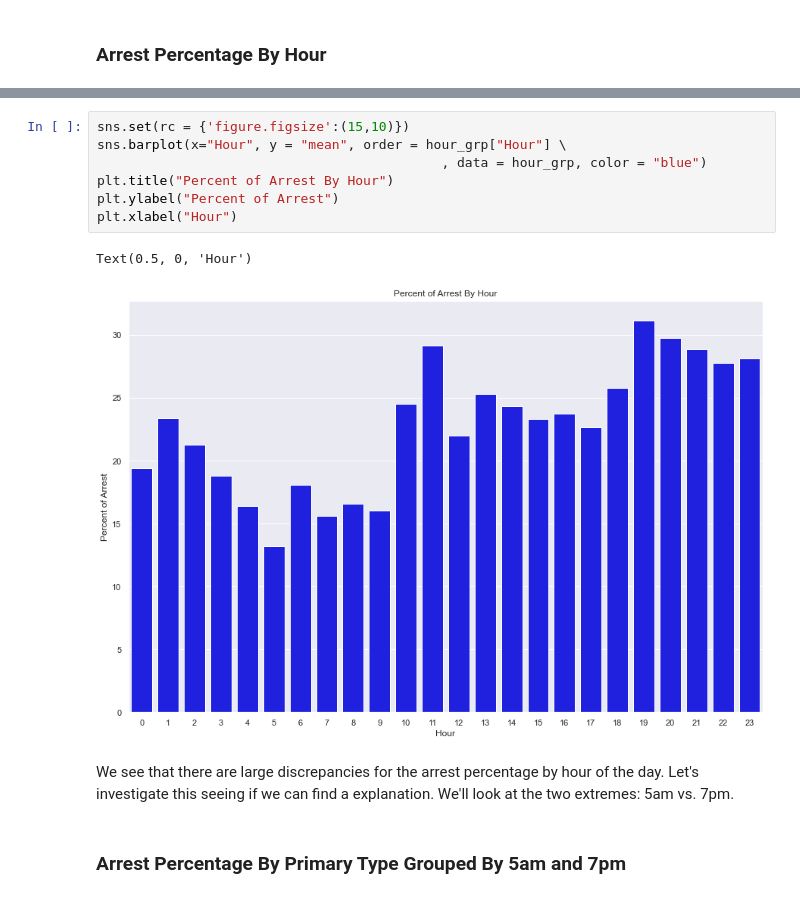
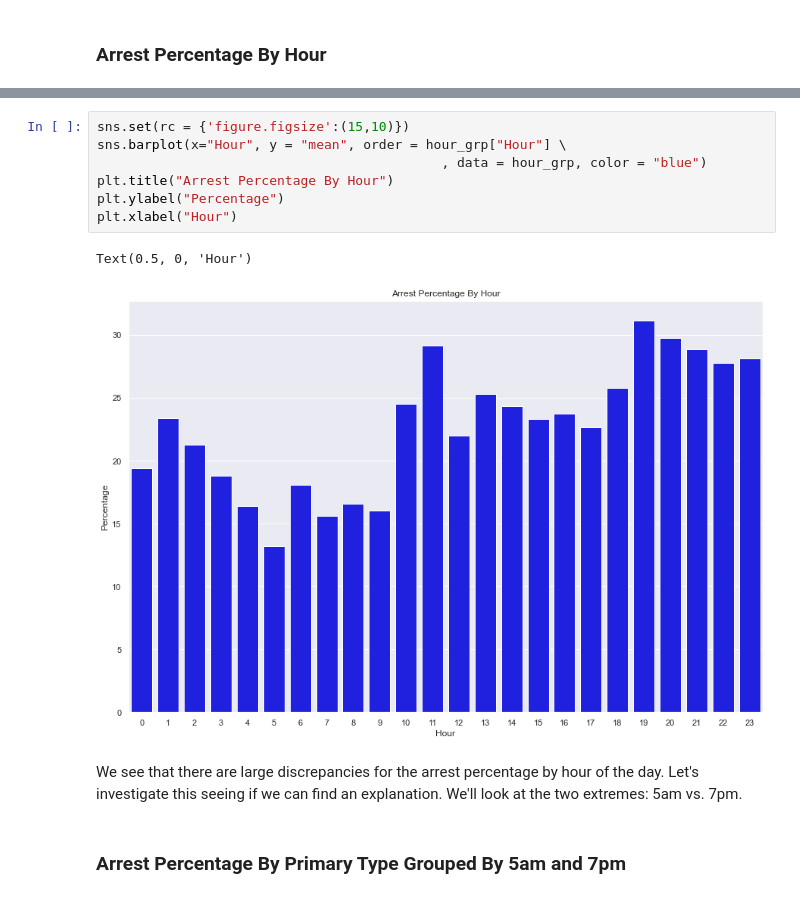
Before and after one commit to AustinYunker/Chicago-Crime-Analysis, a Jupyter notebook: Data Cleaning and Exploration.ipynb, the cells around one changed output, grey strips where cells are left out. Drawn from its saved outputs; the diff is of its cells as text.

```diff
--- a/Data Cleaning and Exploration.ipynb
+++ b/Data Cleaning and Exploration.ipynb
@@ -1003,15 +1001,15 @@ hour_grp
 # %%
 sns.set(rc = {'figure.figsize':(15,10)})
 sns.barplot(x="Hour", y = "mean", order = hour_grp["Hour"] \
                                             , data = hour_grp, color = "blue")
-plt.title("Percent of Arrest By Hour")
-plt.ylabel("Percent of Arrest")
+plt.title("Arrest Percentage By Hour")
+plt.ylabel("Percentage")
 plt.xlabel("Hour")
 # %% [output]
 Text(0.5, 0, 'Hour')
-[figure, old version]
+[figure, new version]
 # %% [markdown]
-We see that there are large discrepancies for the arrest percentage by hour of the day. Let's investigate this seeing if we can find a explanation. We'll look at the two extremes: 5am vs. 7pm.
+We see that there are large discrepancies for the arrest percentage by hour of the day. Let's investigate this seeing if we can find an explanation. We'll look at the two extremes: 5am vs. 7pm.
 # %% [markdown]
 ### Arrest Percentage By Primary Type Grouped By 5am and 7pm
 # %%
```
Also changed, not shown: parts of 26 cells of this notebook.
